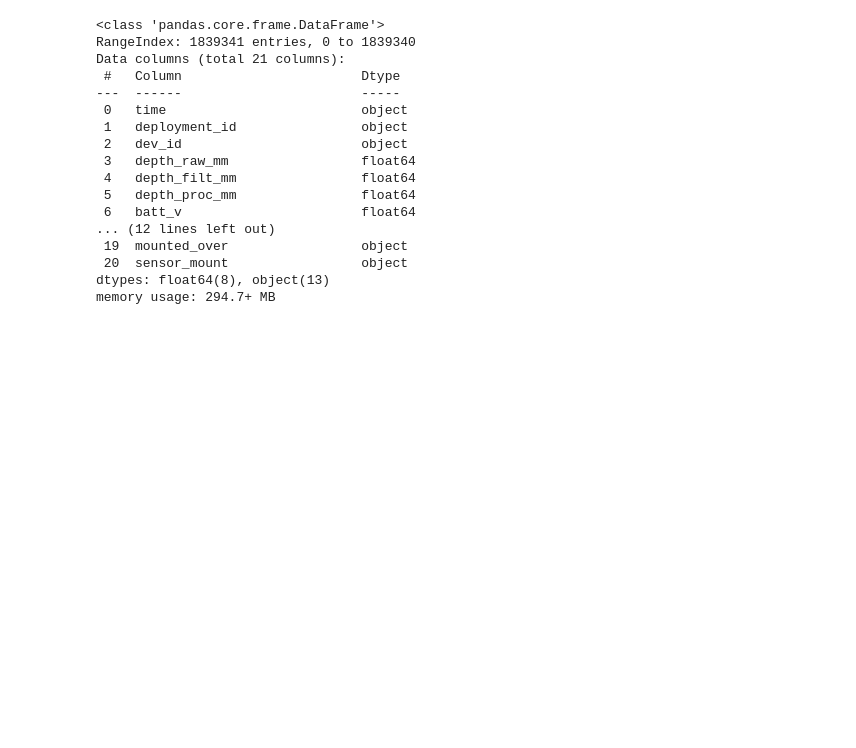
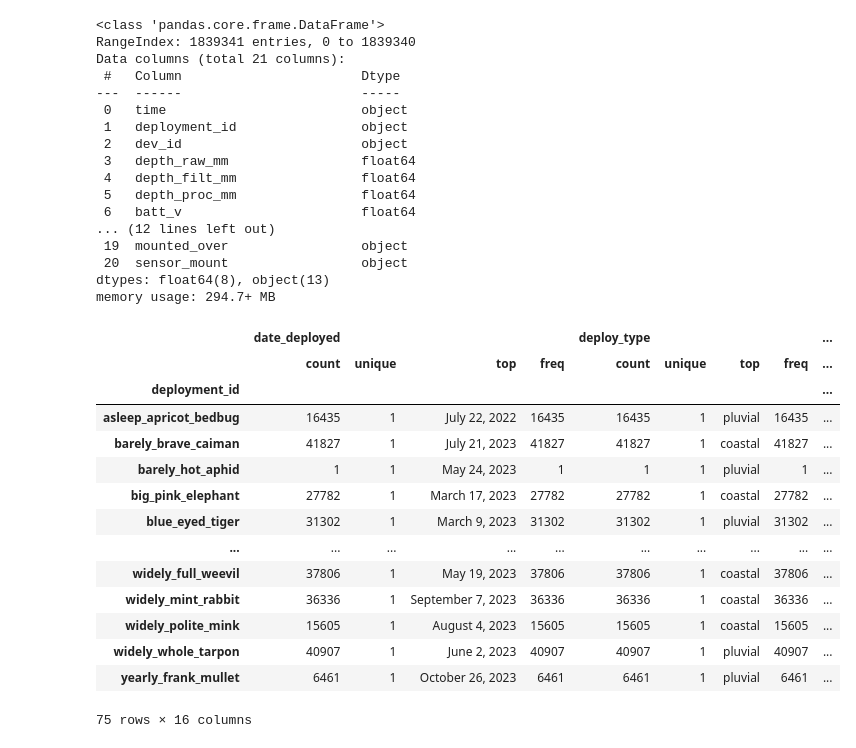
Before and after one commit to FAR-Lab/urban-fingerprinting, a Jupyter notebook: notebooks/floodnet_eda.ipynb, the cells around one changed output. Saved outputs shown, nothing was run; the diff lists cells and outputs as text; code cells hidden in the pictures; blank space fills up the shorter version.

```diff
--- a/notebooks/floodnet_eda.ipynb
+++ b/notebooks/floodnet_eda.ipynb
@@ -52,4 +56,23 @@ memory usage: 294.7+ MB
 # convert floodnet_data to gdf, usijg 'lat', 'lon'
 floodnet_data = gpd.GeoDataFrame(floodnet_data, geometry=gpd.points_from_xy(floodnet_data.lon, floodnet_data.lat), crs=COORD_CRS)
 floodnet_data = floodnet_data.to_crs(PROJ_CRS)
+# %%
+# group by deployment id, describe
+floodnet_data.groupby('deployment_id')[['date_deployed', 'deploy_type', 'sensor_address_neighborhood', 'sensor_address_borough']].describe()
+# %% [output]
+|  | date_deployed |  |  |  | deploy_type |  |  |  | ... |
+|  | count | unique | top | freq | count | unique | top | freq | ... |
+| deployment_id |  |  |  |  |  |  |  |  | ... |
+| asleep_apricot_bedbug | 16435 | 1 | July 22, 2022 | 16435 | 16435 | 1 | pluvial | 16435 | ... |
+| barely_brave_caiman | 41827 | 1 | July 21, 2023 | 41827 | 41827 | 1 | coastal | 41827 | ... |
+| barely_hot_aphid | 1 | 1 | May 24, 2023 | 1 | 1 | 1 | pluvial | 1 | ... |
+| big_pink_elephant | 27782 | 1 | March 17, 2023 | 27782 | 27782 | 1 | coastal | 27782 | ... |
+| blue_eyed_tiger | 31302 | 1 | March 9, 2023 | 31302 | 31302 | 1 | pluvial | 31302 | ... |
+| ... | ... | ... | ... | ... | ... | ... | ... | ... | ... |
+| widely_full_weevil | 37806 | 1 | May 19, 2023 | 37806 | 37806 | 1 | coastal | 37806 | ... |
+| widely_mint_rabbit | 36336 | 1 | September 7, 2023 | 36336 | 36336 | 1 | coastal | 36336 | ... |
+| widely_polite_mink | 15605 | 1 | August 4, 2023 | 15605 | 15605 | 1 | coastal | 15605 | ... |
+| widely_whole_tarpon | 40907 | 1 | June 2, 2023 | 40907 | 40907 | 1 | pluvial | 40907 | ... |
+| yearly_frank_mullet | 6461 | 1 | October 26, 2023 | 6461 | 6461 | 1 | pluvial | 6461 | ... |
+75 rows × 16 columns
 # %%
```
Also changed, not shown: parts of 5 cells of this notebook, 2 other files.
